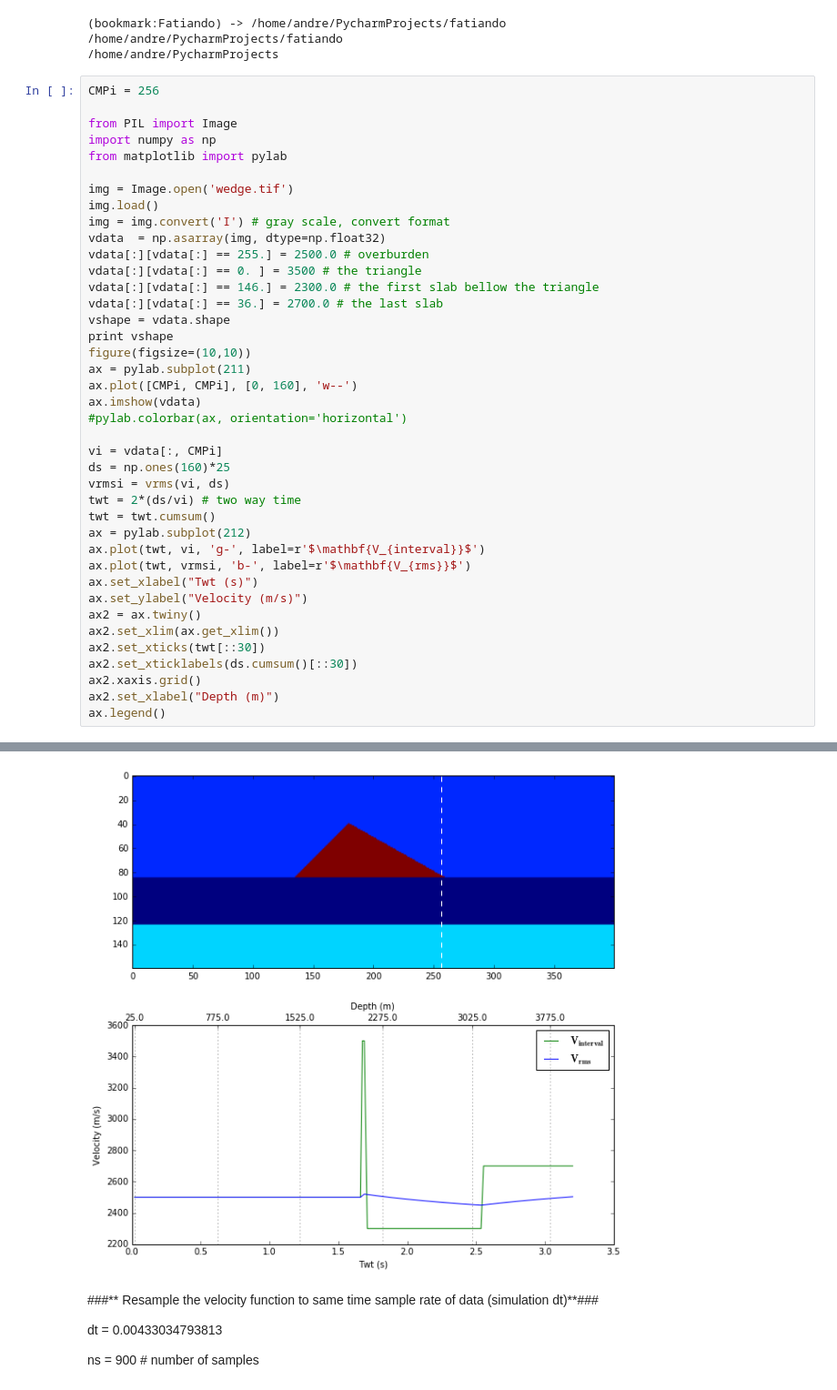
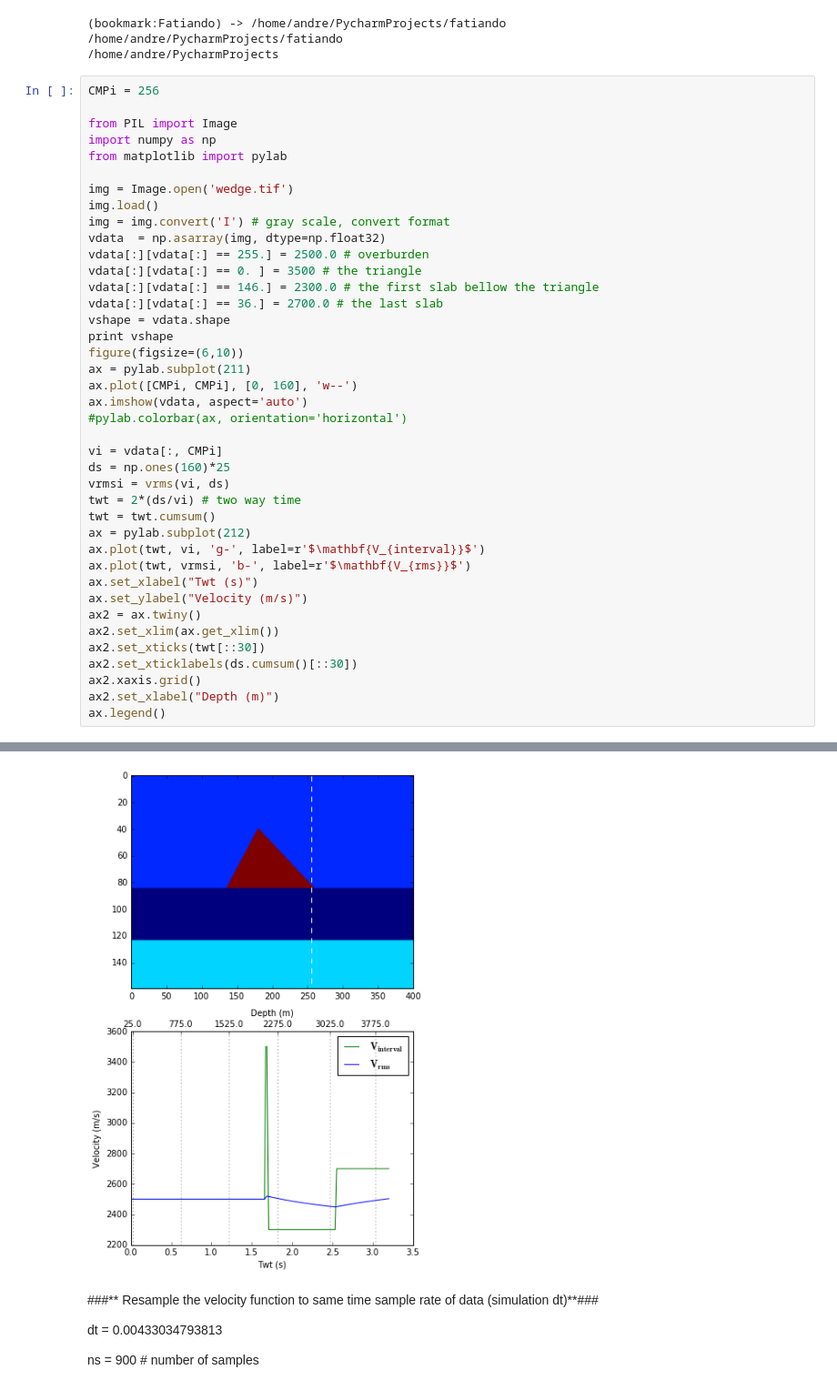
Before and after one commit to eusoubrasileiro/geonumerics, a Jupyter notebook: ipython_notebooks/Geonumerics - Nmo and Rms velocity.ipynb, the cells around one changed output, grey strips where cells are left out. Shown at 91% size. Saved outputs shown, nothing was run; the diff lists cells and outputs as text.

```diff
--- a/ipython_notebooks/Geonumerics - Nmo and Rms velocity.ipynb
+++ b/ipython_notebooks/Geonumerics - Nmo and Rms velocity.ipynb
@@ -286,36 +286,36 @@ vdata  = np.asarray(img, dtype=np.float32)
 vdata[:][vdata[:] == 255.] = 2500.0 # overburden
 vdata[:][vdata[:] == 0. ] = 3500 # the triangle
 vdata[:][vdata[:] == 146.] = 2300.0 # the first slab bellow the triangle
 vdata[:][vdata[:] == 36.] = 2700.0 # the last slab
 vshape = vdata.shape
 print vshape
-figure(figsize=(10,10))
+figure(figsize=(6,10))
 ax = pylab.subplot(211)
 ax.plot([CMPi, CMPi], [0, 160], 'w--')
-ax.imshow(vdata)
+ax.imshow(vdata, aspect='auto')
 #pylab.colorbar(ax, orientation='horizontal')
 
 vi = vdata[:, CMPi]
 ds = np.ones(160)*25
 vrmsi = vrms(vi, ds)
 twt = 2*(ds/vi) # two way time
 twt = twt.cumsum()
 ax = pylab.subplot(212)
 ax.plot(twt, vi, 'g-', label=r'$\mathbf{V_{interval}}$')
 ax.plot(twt, vrmsi, 'b-', label=r'$\mathbf{V_{rms}}$')
 ax.set_xlabel("Twt (s)")
 ax.set_ylabel("Velocity (m/s)")
 ax2 = ax.twiny()
 ax2.set_xlim(ax.get_xlim())
 ax2.set_xticks(twt[::30])
 ax2.set_xticklabels(ds.cumsum()[::30])
 ax2.xaxis.grid()
 ax2.set_xlabel("Depth (m)")
 ax.legend()
 # %% [output]
 (160, 400)
 <matplotlib.legend.Legend at 0x...>
-[figure, old version]
+[figure, new version]
 # %% [markdown]
 ###** Resample the velocity function to same time sample rate of data (simulation dt)**###
 
```
Also changed, not shown: parts of 13 cells of this notebook.
